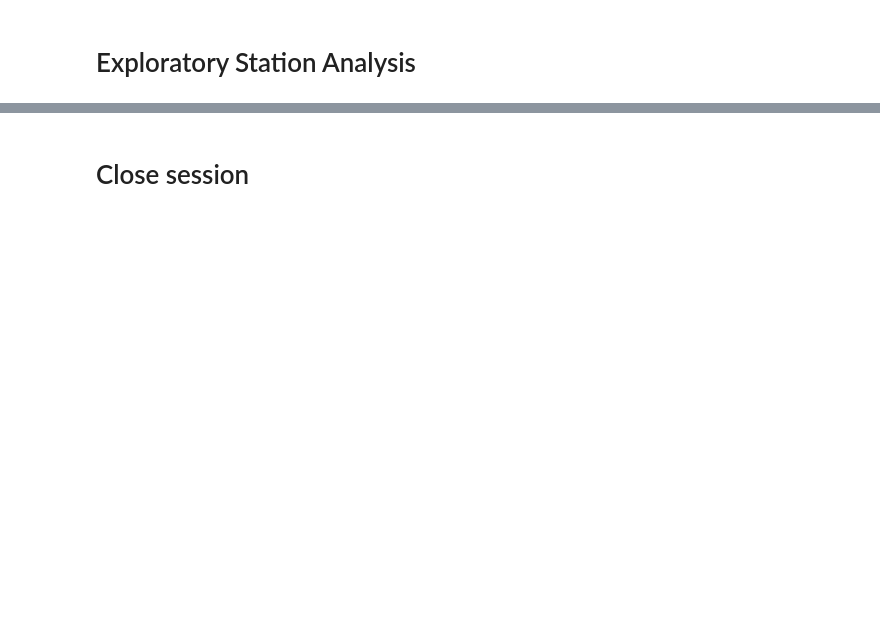
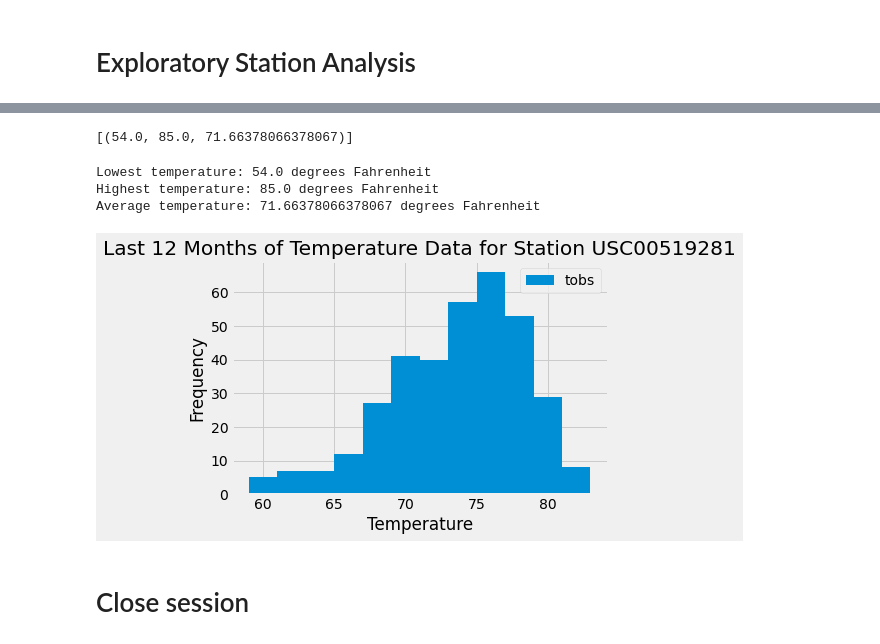
Before and after one commit to kyle125t/sqlalchemy-challenge, a Jupyter notebook: Instructions/climate_starter.ipynb, the cells around one changed output, grey strips where cells are left out. Drawn from its saved outputs; the diff is of its cells as text; code cells hidden in the pictures; blank space fills up the shorter version.

```diff
--- a/Instructions/climate_starter.ipynb
+++ b/Instructions/climate_starter.ipynb
@@ -192,8 +220,41 @@ FileNotFoundError: [Errno 2] No such file or directory: '..Images/Precipitation.
 # %%
 # Using the most active station id from the previous query, calculate the lowest, highest, and average temperature.
+most_active = "USC00519281"
+MA_query = session.query(func.min(measurement.tobs), func.max(measurement.tobs), func.avg(measurement.tobs)).\
+    filter(measurement.station == most_active).all()
+MA_query
+# %% [output]
+[(54.0, 85.0, 71.66378066378067)]
+# %%
+print(f"Lowest temperature: {MA_query[0][0]} degrees Fahrenheit")
+print(f"Highest temperature: {MA_query[0][1]} degrees Fahrenheit")
+print(f"Average temperature: {MA_query[0][2]} degrees Fahrenheit")
+# %% [output]
+Lowest temperature: 54.0 degrees Fahrenheit
+Highest temperature: 85.0 degrees Fahrenheit
+Average temperature: 71.66378066378067 degrees Fahrenheit
 # %%
 # Using the most active station id
-# Query the last 12 months of temperature observation data for this station and plot the results as a histogram
+# Query the last 12 months of temperature observation data for this station
+MA_12 = session.query(measurement.date, measurement.tobs).\
+    filter(measurement.date >= year_ago).\
+    filter(measurement.station == most_active).\
+    order_by(measurement.date.desc()).all()
+MA_12_df = pd.DataFrame(MA_12)
+MA_12_df.set_index("date", inplace = True)
+# %%
+# And plot the results as a histogram
+fig, ax = plt.subplots()
+MA_12_df.plot.hist(bins = 12, ax = ax)
+
+plt.xlabel("Temperature")
+plt.ylabel("Frequency")
+plt.title(f"Last 12 Months of Temperature Data for Station {most_active}")
+plt.grid(True)
+plt.savefig("../Images/Histogram.png")
+plt.show()
+# %% [output]
+[figure, added]
 # %% [markdown]
 # Close session
 # %%
```
Also changed, not shown: parts of 4 cells of this notebook, 3 other files.
